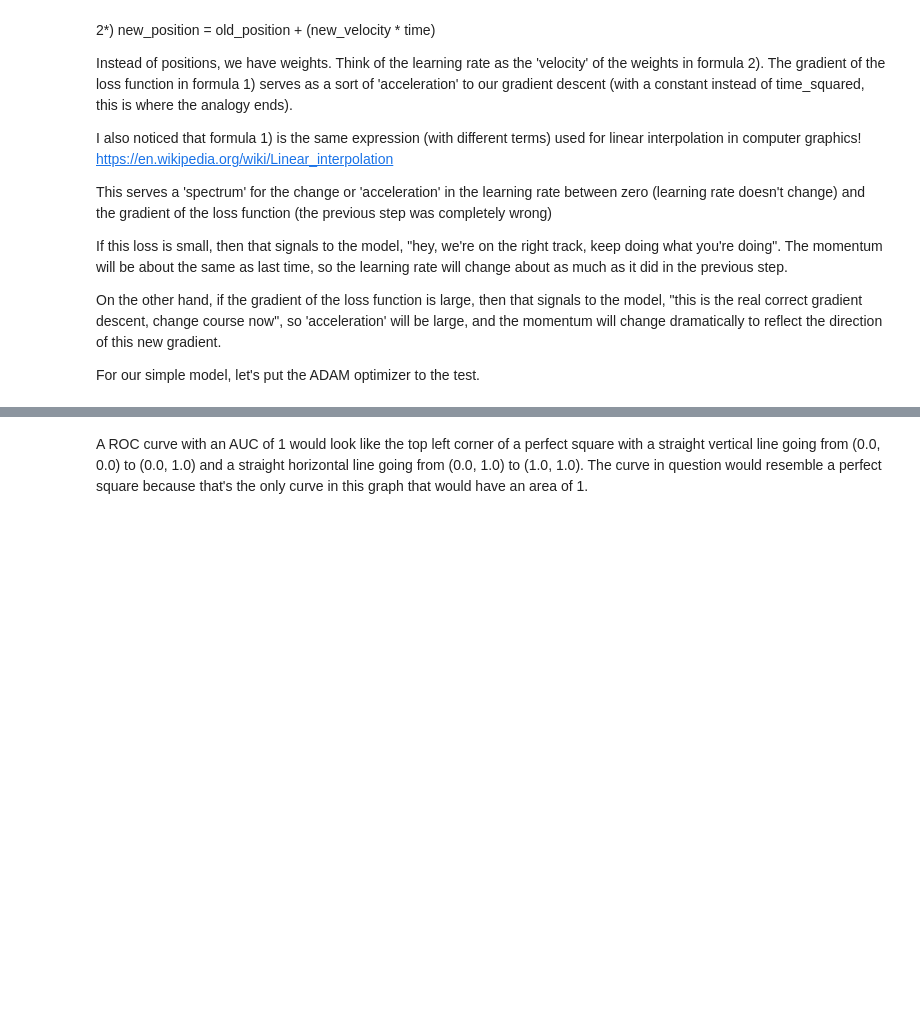
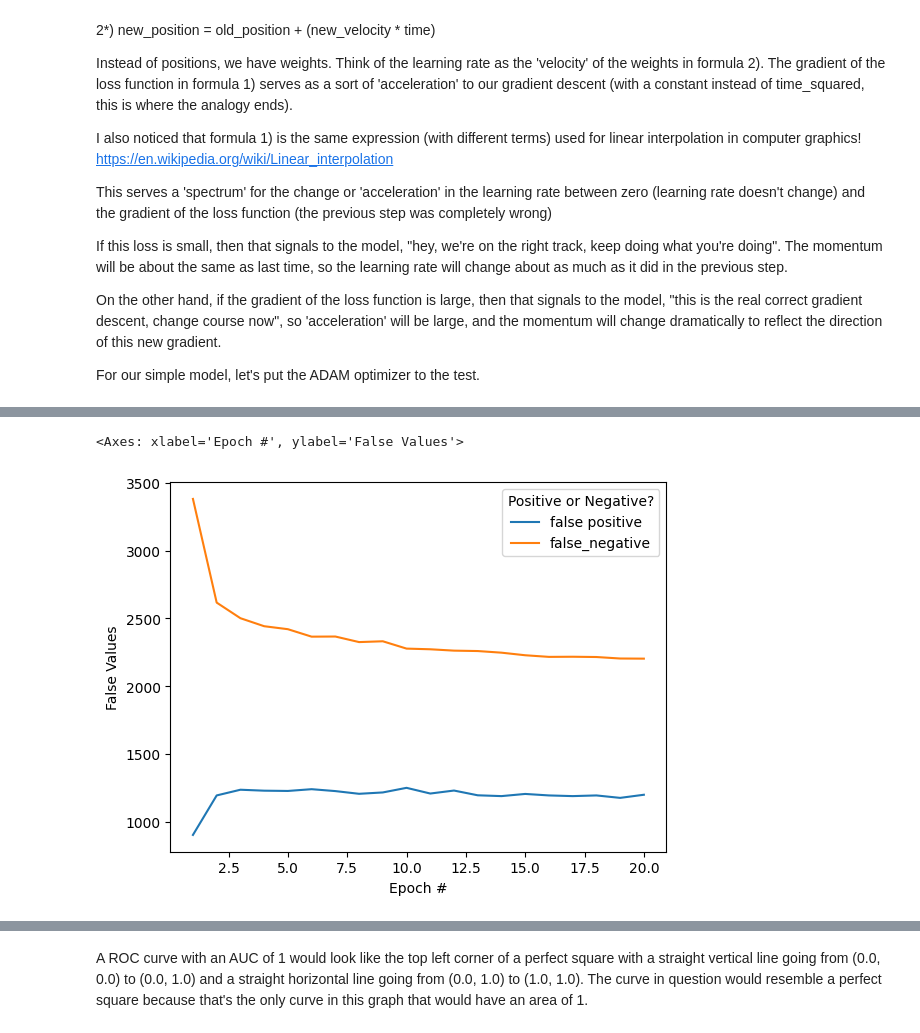
Before and after one commit to TrollRider-Kristian/Springboard-AI-Mini-Projects, a Jupyter notebook: Student_MLE_MiniProject_Deep_Learning.ipynb, the cells around one changed output, grey strips where cells are left out. Saved outputs shown, nothing was run; the diff lists cells and outputs as text; code cells hidden in the pictures; blank space fills up the shorter version.

```diff
--- a/Student_MLE_MiniProject_Deep_Learning.ipynb
+++ b/Student_MLE_MiniProject_Deep_Learning.ipynb
@@ -698,3 +684,19 @@ matplotlib.pyplot.show()
+# %%
+# Represent the number of false positives and false negatives per epoch in a linegraph.
+false_positives_per_epoch = simple_pipeline_callback.named_steps['income_predictor_model'].history_['false_positives']
+false_negatives_per_epoch = simple_pipeline_callback.named_steps['income_predictor_model'].history_['false_negatives']
+line_indicator = ['false positive' for i in range (num_epochs)]\
+  + ['false_negative' for i in range (num_epochs)]
+false_values_df = {\
+  'Epoch #': [i+1 for i in range (num_epochs)] * 2,\
+  'False Values': false_positives_per_epoch + false_negatives_per_epoch,\
+  'Positive or Negative?': line_indicator
+}
+seaborn.lineplot (data = false_values_df,\
+  x = 'Epoch #', y = 'False Values', hue = 'Positive or Negative?')
+# %% [output]
+<Axes: xlabel='Epoch #', ylabel='False Values'>
+[figure, added]
 # %%
 # Calculate the AUC score of your model on the test data.
 # Does the model predict better than random?
```
Also changed, not shown: parts of 11 cells of this notebook.
